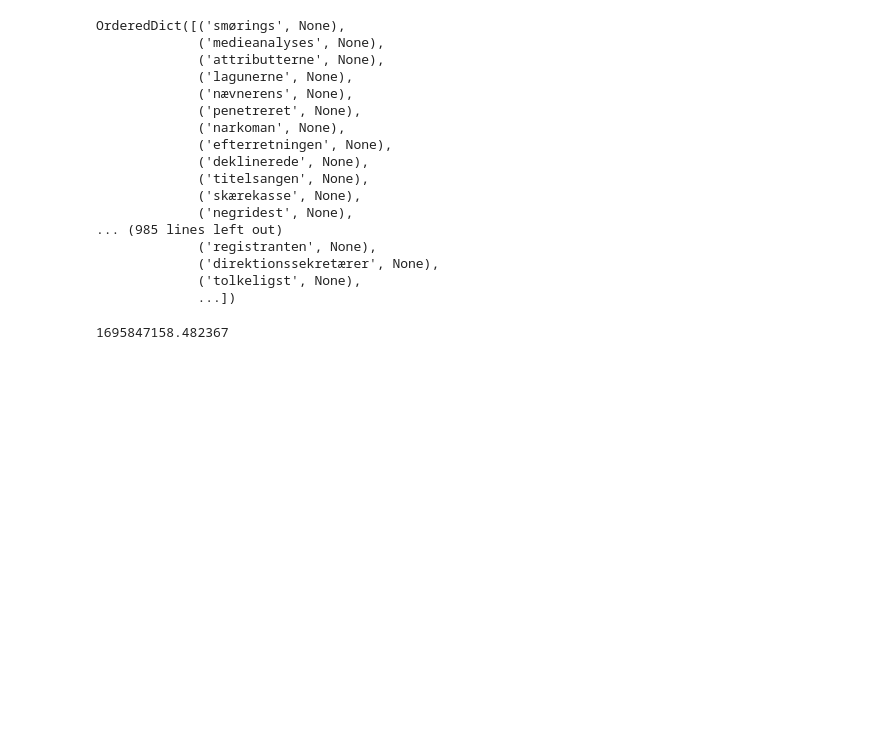
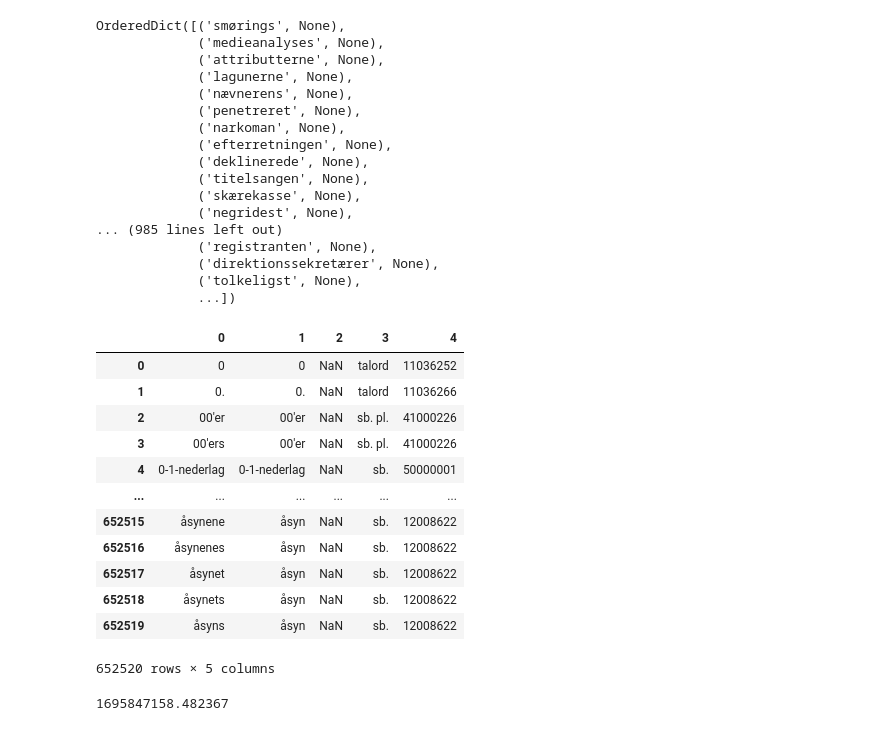
Before and after one commit to senner007/Sports-Block, a Jupyter notebook: read_csv_1.ipynb, the cells around one changed output. Drawn from its saved outputs; the diff is of its cells as text; code cells hidden in the pictures; blank space fills up the shorter version.

```diff
--- a/read_csv_1.ipynb
+++ b/read_csv_1.ipynb
@@ -3,6 +3,7 @@ import pandas as pd
 from collections import OrderedDict
 df_sport = pd.read_csv('sports_articles.csv', encoding = "ISO-8859-1")
 df_vocab = pd.read_table('cor1.02.tsv', header=None)
+df_ddo_vocab = pd.read_table('ddo_fullforms_2020-08-26.csv', header=None)
 # %%
 
 
@@ -40,6 +41,22 @@ OrderedDict([('smørings', None),
              ('direktionssekretærer', None),
              ('tolkeligst', None),
              ...])
+# %%
+df_ddo_vocab
+# %% [output]
+|  | 0 | 1 | 2 | 3 | 4 |
+| 0 | 0 | 0 | NaN | talord | 11036252 |
+| 1 | 0. | 0. | NaN | talord | 11036266 |
+| 2 | 00'er | 00'er | NaN | sb. pl. | 41000226 |
+| 3 | 00'ers | 00'er | NaN | sb. pl. | 41000226 |
+| 4 | 0-1-nederlag | 0-1-nederlag | NaN | sb. | 50000001 |
+| ... | ... | ... | ... | ... | ... |
+| 652515 | åsynene | åsyn | NaN | sb. | 12008622 |
+| 652516 | åsynenes | åsyn | NaN | sb. | 12008622 |
+| 652517 | åsynet | åsyn | NaN | sb. | 12008622 |
+| 652518 | åsynets | åsyn | NaN | sb. | 12008622 |
+| 652519 | åsyns | åsyn | NaN | sb. | 12008622 |
+652520 rows × 5 columns
 # %%
 word_to_check = "i øvrigt"
 
```
Also changed, not shown: parts of 1 cell of this notebook, 2 other files.
